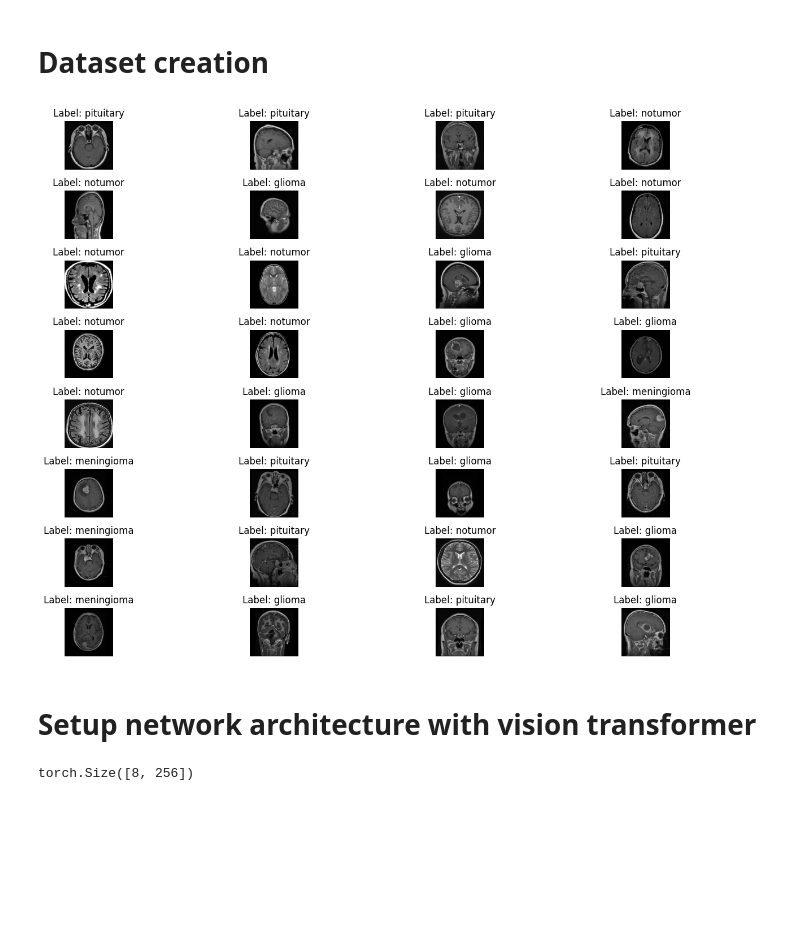
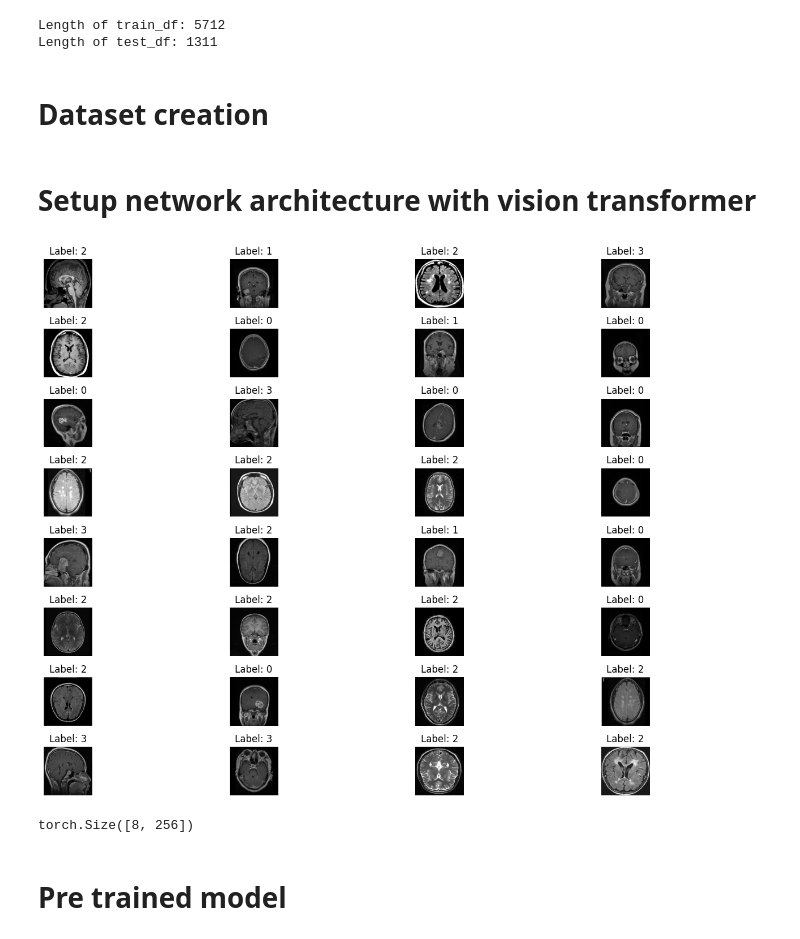
Before and after one commit to Andreas691667/DL24Project, a Jupyter notebook: brain_tumor_vit.ipynb, the cells around one changed output. Drawn from its saved outputs; the diff is of its cells as text; code cells hidden in the pictures; blank space fills up the shorter version.

Commit message:
setup basic code for using pretrained model

```diff
--- a/brain_tumor_vit.ipynb
+++ b/brain_tumor_vit.ipynb
@@ -33,6 +36,12 @@ def load_to_df(file_path):
 # load data to dataframes
 train_df = load_to_df(train_dir)
 test_df = load_to_df(test_dir)
+
+print(f'Length of train_df: {len(train_df)}')
+print(f'Length of test_df: {len(test_df)}')
+# %% [output]
+Length of train_df: 5712
+Length of test_df: 1311
 # %% [markdown]
 # Dataset creation
 # %%
@@ -42,6 +51,11 @@ class BrainTumorDataset(Dataset):
 		self.df = df
 		self.file_path = file_path
 		self.transform = transform
+
+		# Create mappings between class names and indices
+		self.unique_labels = df.iloc[:, 1].unique()
+		self.class_to_idx = {label: idx for idx, label in enumerate(self.unique_labels)}
+		self.idx_to_class = {idx: label for label, idx in self.class_to_idx.items()}
 
 	def __len__(self):
 		return len(self.df)
@@ -51,26 +65,12 @@ class BrainTumorDataset(Dataset):
 		label = self.df.iloc[idx, 1]
 		img = Image.open(self.file_path + label + "/" + file_name)
 
-		img = img.convert("L") # convert to RGB
-
 		if self.transform:
 			img = self.transform(img)
 
+		label = self.class_to_idx[label] if isinstance(label, str) else int(label)
+
 		return img, label
-
-# transform the images to ensure equal size and tensors
-transform = transforms.Compose([
-	transforms.Resize((512, 512)),
-	transforms.ToTensor()
-])
-
-train_dataset = BrainTumorDataset(train_df, train_dir, transform=transform)
-test_dataset = BrainTumorDataset(test_df, test_dir, transform=transform)
-
-batch_size = 32
-
-train_loader = DataLoader(train_dataset, batch_size=batch_size, shuffle=True)
-test_loader = DataLoader(test_dataset, batch_size=batch_size, shuffle=False)
 # %%
 # Function to show a grid of images from a single batch
 def show_image_grid(images, labels, rows=4, cols=8):
@@ -90,15 +90,30 @@ def show_image_grid(images, labels, rows=4, cols=8):
 
     plt.tight_layout()
     plt.show()
-
-# Display the images in a grid from one batch in the DataLoader
-for imgs, labels in train_loader:
-    show_image_grid(imgs, labels, rows = batch_size//4, cols = 4)
-    break
-# %% [output]
-[figure, removed]
 # %% [markdown]
 # Setup network architecture with vision transformer
+# %%
+# transform the images to ensure equal size and tensors
+transform = transforms.Compose([
+	transforms.Resize((512, 512)),
+	transforms.ToTensor(),
+	transforms.Grayscale()
+])
+
+train_dataset = BrainTumorDataset(train_df, train_dir, transform=transform)
+test_dataset = BrainTumorDataset(test_df, test_dir, transform=transform)
+
+batch_size = 32
+
+train_loader = DataLoader(train_dataset, batch_size=batch_size, shuffle=True)
+test_loader = DataLoader(test_dataset, batch_size=batch_size, shuffle=False)
+
+# Display the images in a grid from one batch in the DataLoader
+for imgs, labels in train_loader:
+    show_image_grid(imgs, labels, rows = batch_size//4, cols = 4)
+    break
+# %% [output]
+[figure, added]
 # %%
 class VisionTransformer(L.LightningModule):
     def __init__(self,
@@ -142,3 +157,5 @@ output = output.flatten(start_dim=1)
 print(output.shape)
 # %% [output]
 torch.Size([8, 256])
+# %% [markdown]
+# Pre trained model
```
Also changed, not shown: parts of 4 cells of this notebook.
